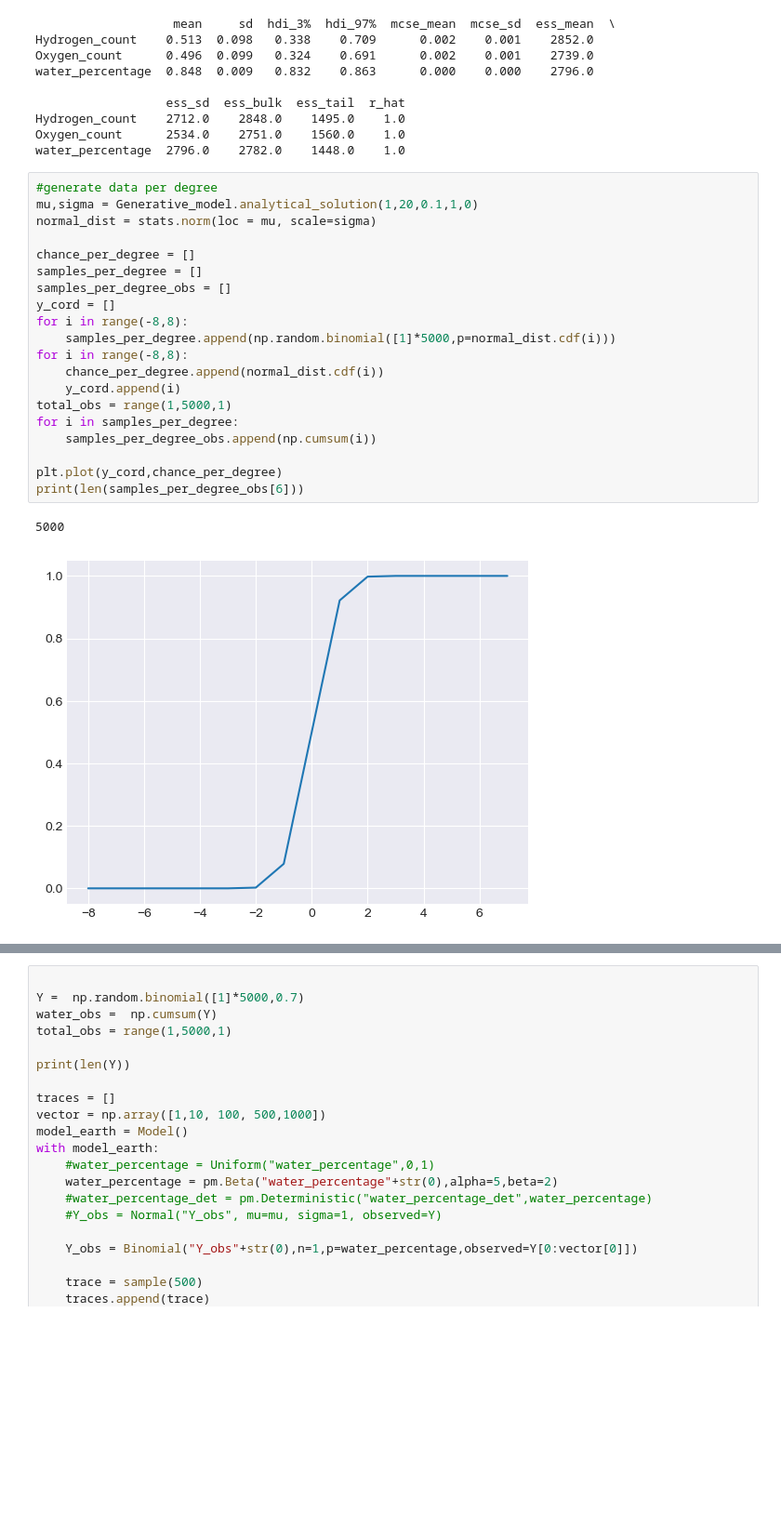
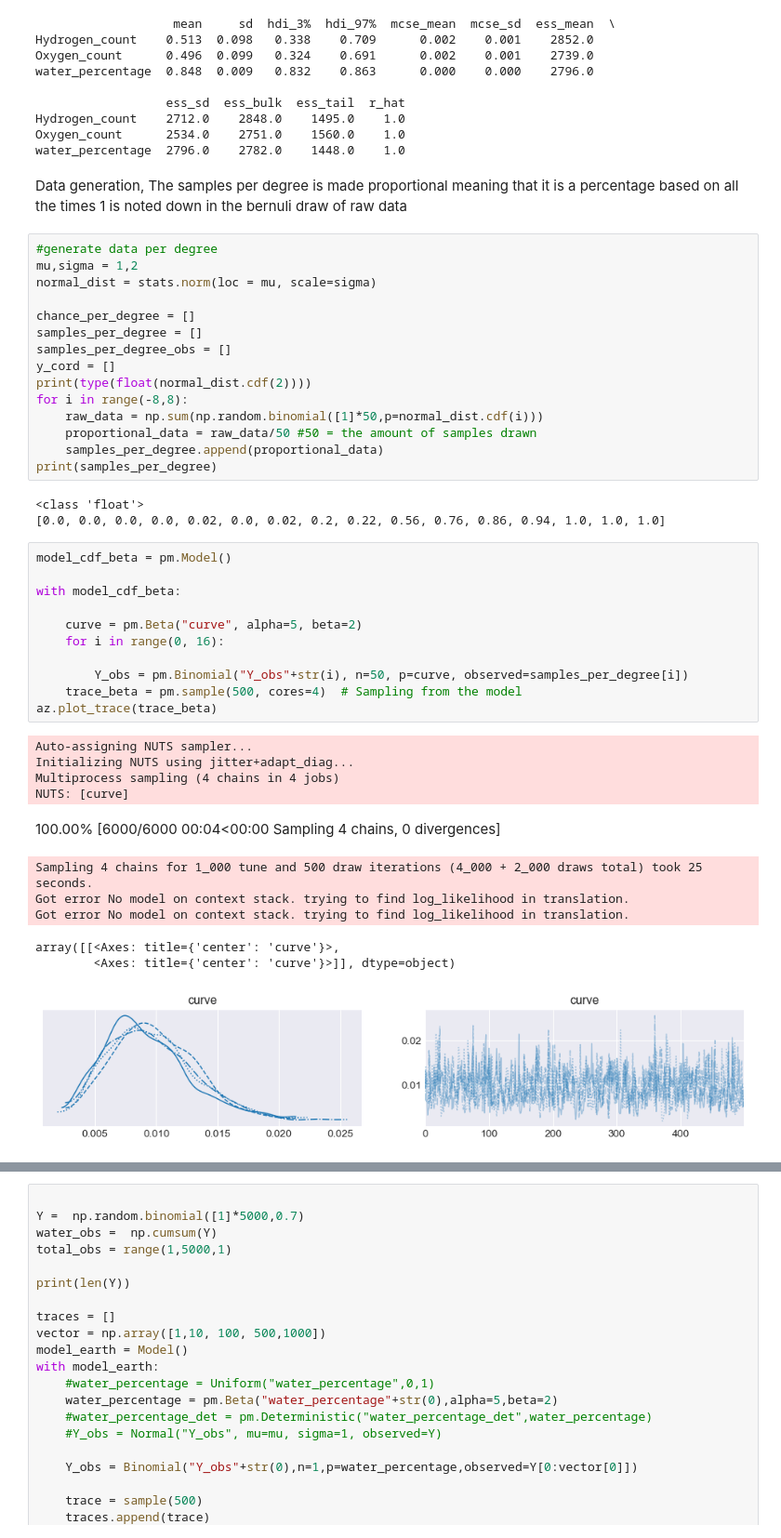
Before and after one commit to LordHerman123/Thesis, a Jupyter notebook: pyMC3_trial.ipynb, the cells around one changed output, grey strips where cells are left out. Shown at 93% size. Cells and saved outputs as stored; diff of their text form; blank space fills up the shorter version.

Commit message:
Added text blurbs and proportional data

```diff
--- a/pyMC3_trial.ipynb
+++ b/pyMC3_trial.ipynb
@@ -452,26 +453,47 @@ water_percentage  0.848  0.009   0.832    0.863      0.000    0.000    2796.0
 Hydrogen_count    2712.0    2848.0    1495.0    1.0
 Oxygen_count      2534.0    2751.0    1560.0    1.0
 water_percentage  2796.0    2782.0    1448.0    1.0
+# %% [markdown]
+Data generation,
+The samples per degree is made proportional meaning that it is a percentage based on all the times 1 is noted down in the bernuli draw of raw data
 # %%
 #generate data per degree
-mu,sigma = Generative_model.analytical_solution(1,20,0.1,1,0)
+mu,sigma = 1,2
 normal_dist = stats.norm(loc = mu, scale=sigma)
 
 chance_per_degree = []
 samples_per_degree = []
 samples_per_degree_obs = []
 y_cord = []
+print(type(float(normal_dist.cdf(2))))
 for i in range(-8,8):
-    samples_per_degree.append(np.random.binomial([1]*5000,p=normal_dist.cdf(i)))
-for i in range(-8,8):
-    chance_per_degree.append(normal_dist.cdf(i))
-    y_cord.append(i)
-total_obs = range(1,5000,1)
-for i in samples_per_degree:
-    samples_per_degree_obs.append(np.cumsum(i))
-
-plt.plot(y_cord,chance_per_degree)
-print(len(samples_per_degree_obs[6]))
+    raw_data = np.sum(np.random.binomial([1]*50,p=normal_dist.cdf(i)))
+    proportional_data = raw_data/50 #50 = the amount of samples drawn
+    samples_per_degree.append(proportional_data)
+print(samples_per_degree)
 # %% [output]
-5000
+<class 'float'>
+[0.0, 0.0, 0.0, 0.0, 0.02, 0.0, 0.02, 0.2, 0.22, 0.56, 0.76, 0.86, 0.94, 1.0, 1.0, 1.0]
-[figure, removed]
+# %%
+model_cdf_beta = pm.Model()
+
+with model_cdf_beta:
+
+    curve = pm.Beta("curve", alpha=5, beta=2)
+    for i in range(0, 16):
+
+        Y_obs = pm.Binomial("Y_obs"+str(i), n=50, p=curve, observed=samples_per_degree[i])
+    trace_beta = pm.sample(500, cores=4)  # Sampling from the model
+az.plot_trace(trace_beta)
+# %% [output]
+Auto-assigning NUTS sampler...
+Initializing NUTS using jitter+adapt_diag...
+Multiprocess sampling (4 chains in 4 jobs)
+NUTS: [curve]
+100.00% [6000/6000 00:04<00:00 Sampling 4 chains, 0 divergences]
+Sampling 4 chains for 1_000 tune and 500 draw iterations (4_000 + 2_000 draws total) took 25 seconds.
+Got error No model on context stack. trying to find log_likelihood in translation.
+Got error No model on context stack. trying to find log_likelihood in translation.
+array([[<Axes: title={'center': 'curve'}>,
+        <Axes: title={'center': 'curve'}>]], dtype=object)
+[figure, added]
```
Also changed, not shown: parts of 8 cells of this notebook.
